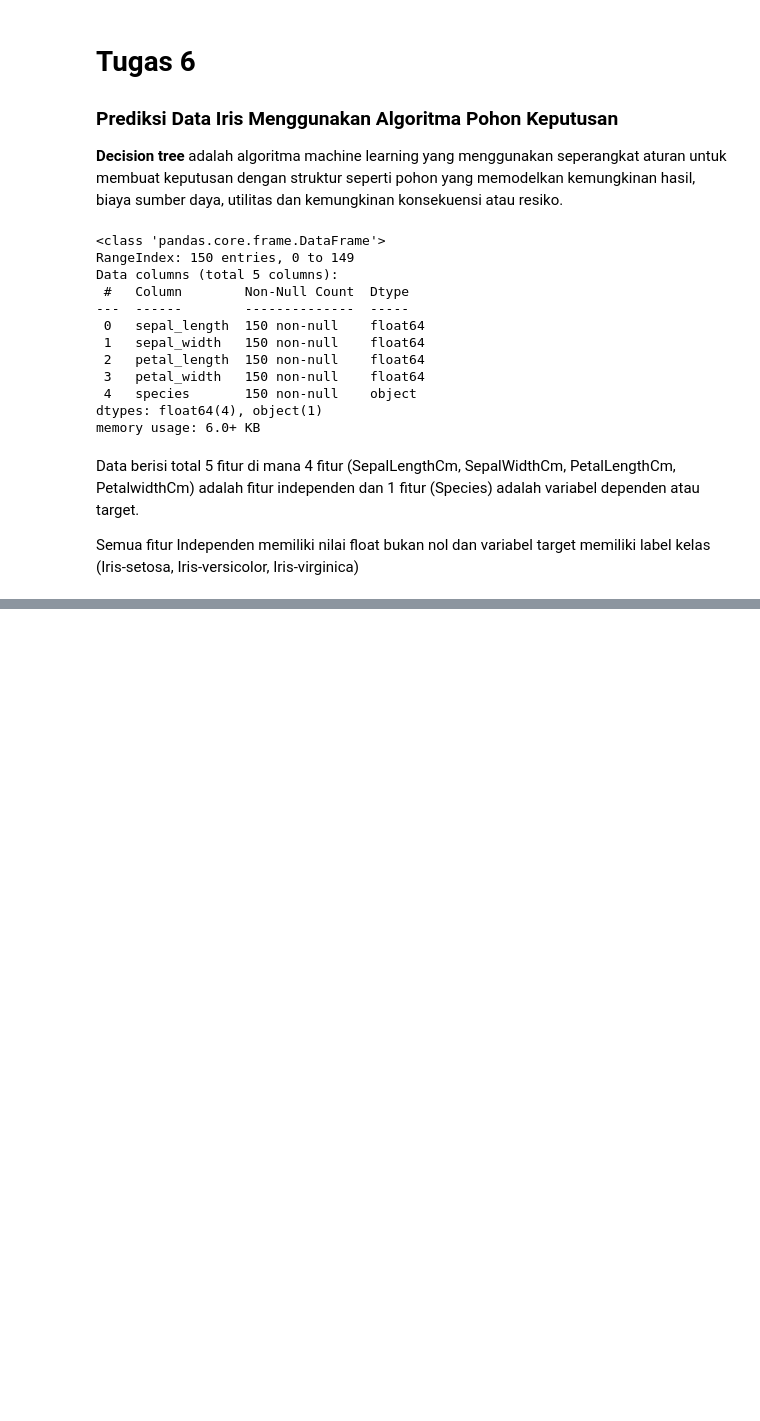
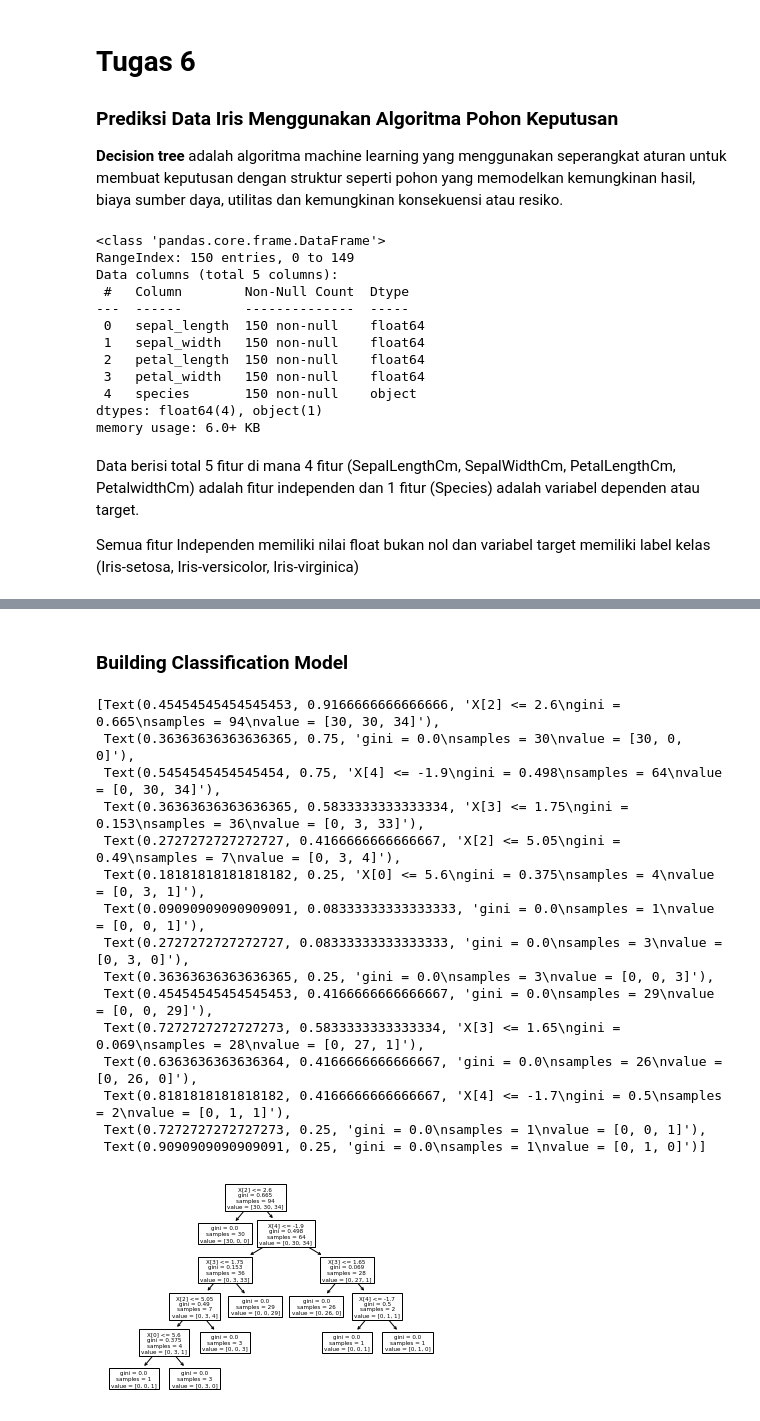
Before and after one commit to indyrajanuar/datamining, a Jupyter notebook: _sources/Tugas 6.ipynb, the cells around one changed output, grey strips where cells are left out. Saved outputs shown, nothing was run; the diff lists cells and outputs as text; code cells hidden in the pictures; blank space fills up the shorter version.

```diff
--- a/_sources/Tugas 6.ipynb
+++ b/_sources/Tugas 6.ipynb
@@ -65,0 +78,56 @@ dengan function "df_describe()" akan mendapatkan beberapa informasi numerik sepe
+# %% [markdown]
+### **Building Classification Model**
+# %%
+#Now try to create a model to solve our task
+#As per our analysis, we can't find much information from new feature which can helpful in solving our problem...
+#For solving our task I have selected few features amongs all to build up our best model..
+
+'''Importing few library for create Decision tree classifier and visualizing the tree structure'''
+
+from sklearn import tree
+import graphviz
+from sklearn.tree import DecisionTreeClassifier
+from sklearn.model_selection import train_test_split, cross_val_score
+
+
+'''Here we separating independent varibles or target varibles from Iris dataset'''
+
+
+X = df[['sepal_length', 'sepal_width','petal_length', 'petal_width','Sepal_petal_wid_len_diff','Sepal_petal_width_diff']]
+y = df['species']
+
+
+#Before training the model we have split our data into Actual Train and Actual Test Dataset for training and validating purpose...
+
+Xtrain, Xtest, Ytrain, Ytest = train_test_split(X, y, test_size=0.30, random_state=42)
+
+#spliting data into validation train and validation test
+Xt, Xcv, Yt, Ycv = train_test_split(Xtrain, Ytrain, test_size=0.10, random_state=42)
+
+
+'''Now we have create a Decision tree classifier and trained it with training dataset.'''
+
+
+Iris_clf = DecisionTreeClassifier(criterion='gini',min_samples_split=2)
+Iris_clf.fit(Xt, Yt)
+
+#Visualized the Tree which is formed on train dataset
+
+tree.plot_tree(Iris_clf)
+# %% [output]
+[Text(0.45454545454545453, 0.9166666666666666, 'X[2] <= 2.6\ngini = 0.665\nsamples = 94\nvalue = [30, 30, 34]'),
+ Text(0.36363636363636365, 0.75, 'gini = 0.0\nsamples = 30\nvalue = [30, 0, 0]'),
+ Text(0.5454545454545454, 0.75, 'X[4] <= -1.9\ngini = 0.498\nsamples = 64\nvalue = [0, 30, 34]'),
+ Text(0.36363636363636365, 0.5833333333333334, 'X[3] <= 1.75\ngini = 0.153\nsamples = 36\nvalue = [0, 3, 33]'),
+ Text(0.2727272727272727, 0.4166666666666667, 'X[2] <= 5.05\ngini = 0.49\nsamples = 7\nvalue = [0, 3, 4]'),
+ Text(0.18181818181818182, 0.25, 'X[0] <= 5.6\ngini = 0.375\nsamples = 4\nvalue = [0, 3, 1]'),
+ Text(0.09090909090909091, 0.08333333333333333, 'gini = 0.0\nsamples = 1\nvalue = [0, 0, 1]'),
+ Text(0.2727272727272727, 0.08333333333333333, 'gini = 0.0\nsamples = 3\nvalue = [0, 3, 0]'),
+ Text(0.36363636363636365, 0.25, 'gini = 0.0\nsamples = 3\nvalue = [0, 0, 3]'),
+ Text(0.45454545454545453, 0.4166666666666667, 'gini = 0.0\nsamples = 29\nvalue = [0, 0, 29]'),
+ Text(0.7272727272727273, 0.5833333333333334, 'X[3] <= 1.65\ngini = 0.069\nsamples = 28\nvalue = [0, 27, 1]'),
+ Text(0.6363636363636364, 0.4166666666666667, 'gini = 0.0\nsamples = 26\nvalue = [0, 26, 0]'),
+ Text(0.8181818181818182, 0.4166666666666667, 'X[4] <= -1.7\ngini = 0.5\nsamples = 2\nvalue = [0, 1, 1]'),
+ Text(0.7272727272727273, 0.25, 'gini = 0.0\nsamples = 1\nvalue = [0, 0, 1]'),
+ Text(0.9090909090909091, 0.25, 'gini = 0.0\nsamples = 1\nvalue = [0, 1, 0]')]
+[figure, added]
```
Also changed, not shown: parts of 21 cells of this notebook, 7 other files.
